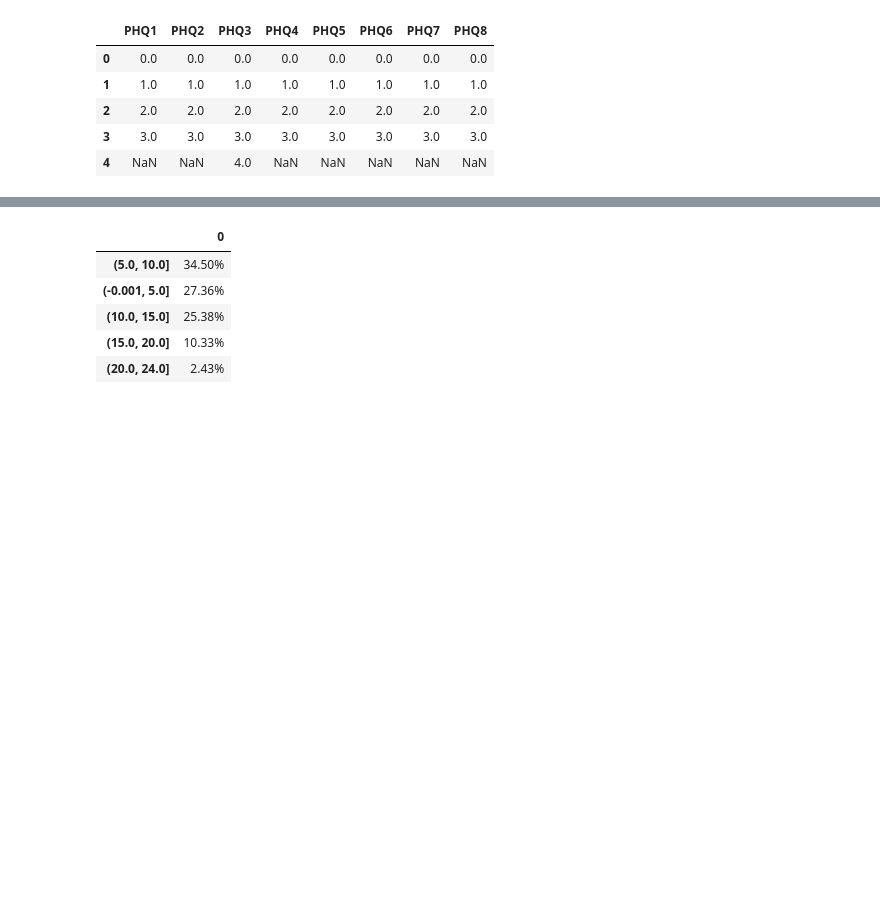
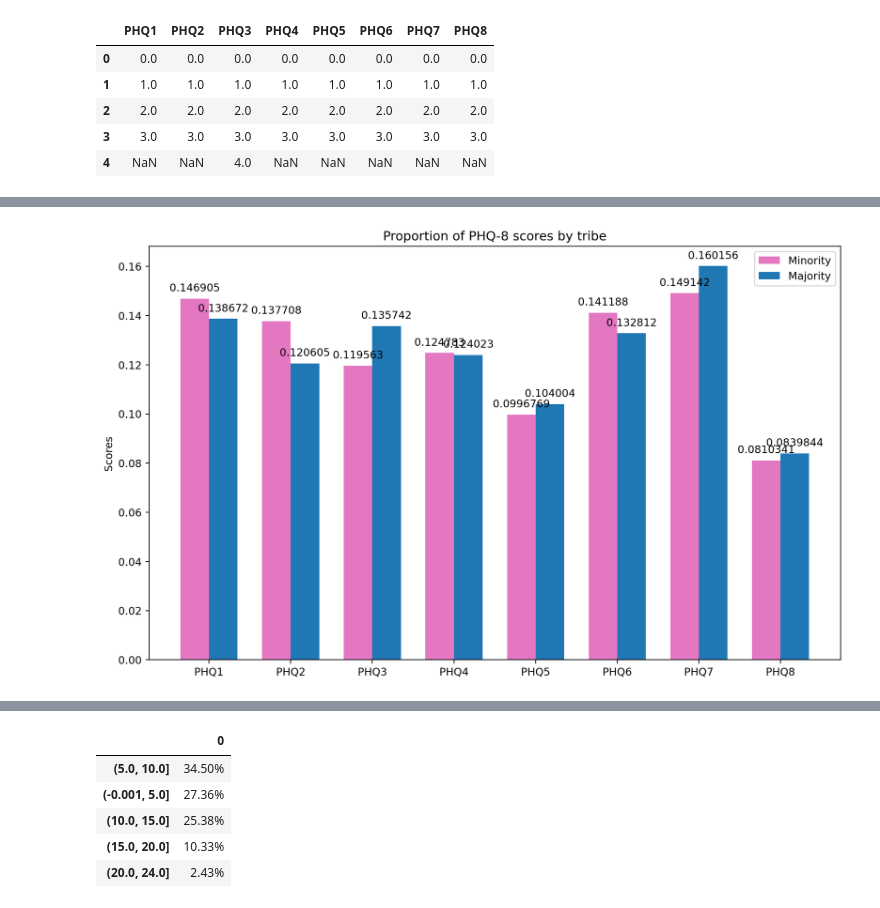
Before and after one commit to brk-a/MentalHealthAnalysis, a Jupyter notebook: exploration.ipynb, the cells around one changed output, grey strips where cells are left out. Drawn from its saved outputs; the diff is of its cells as text; code cells hidden in the pictures; blank space fills up the shorter version.

```diff
--- a/exploration.ipynb
+++ b/exploration.ipynb
@@ -450,0 +473,32 @@ a
+# %%
+aa = create_sum_metric('Tribe', 'PHQ')
+# a = create_percentage_df(aa)
+# a = a.transpose()
+aa = aa.transpose()
+ab = [i/ aa['Majority'].sum() for i in aa['Majority']]
+ac = [i/ aa['Minority'].sum() for i in aa['Minority']]
+ad = pd.DataFrame([ab, ac], index=['Majority', 'Minority'], columns=aa.transpose().columns).transpose()
+ad
+x = ad.index.values[:]
+y1 = ad.values[0:8,0]
+y2 = ad.values[0:8,1]
+lab1 = [f'{i*100:.2f}%' for i in y1]
+lab2 = [f'{i*100:.2f}%' for i in y2]
+# create_fig('', '', 'PHQ Score')
+# plt.bar(x, y1, color=default_pink)
+# plt.bar(x, y2, color=default_blue)
+labels = x
+i = np.arange(len(labels))
+width = 0.35
+fig, ax = create_sub()
+rects1 = ax.bar(i - width/2, y2, width, label='Minority', color=default_pink)
+rects2 = ax.bar(i + width/2, y1, width, label='Majority', color=default_blue)
+ax.set_ylabel('Scores')
+ax.set_title('Proportion of PHQ-8 scores by tribe')
+ax.set_xticks(i, labels)
+ax.bar_label(rects1, padding=5)
+ax.bar_label(rects2, padding=5)
+ax.legend()
+fig.tight_layout();
+# %% [output]
+[figure, added]
```
Also changed, not shown: parts of 27 cells of this notebook.
